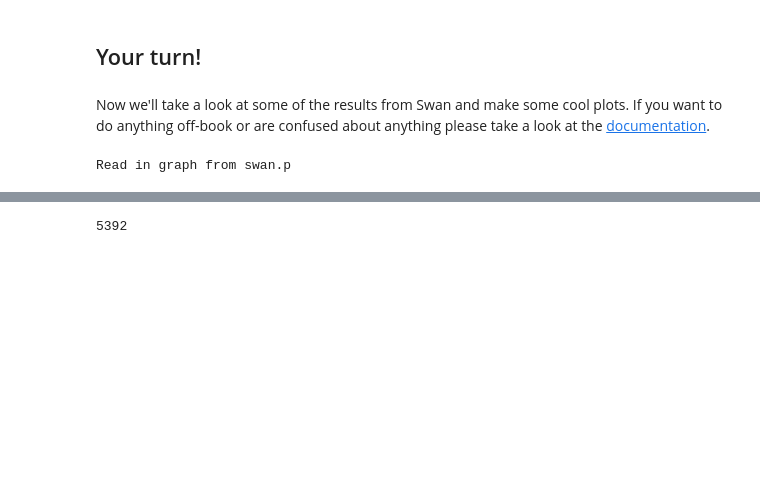
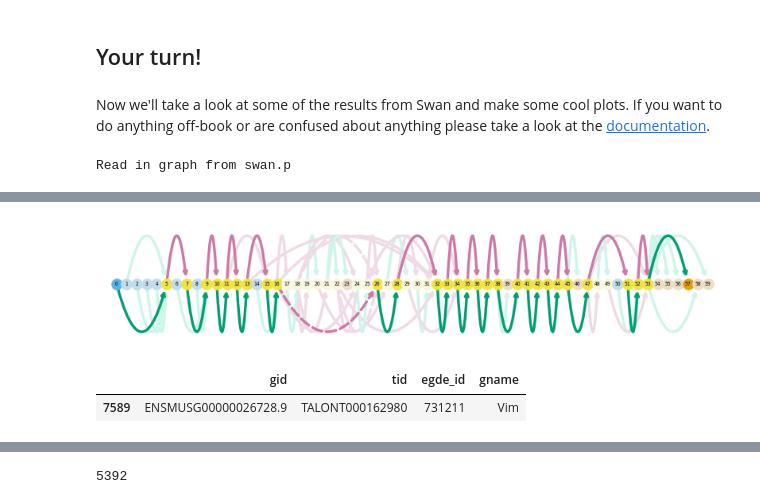
Before and after one commit to fairliereese/210830_ucd_workshop, a Jupyter notebook: swan.ipynb, the cells around one changed output, grey strips where cells are left out. Drawn from its saved outputs; the diff is of its cells as text; code cells hidden in the pictures; blank space fills up the shorter version.

```diff
--- a/swan.ipynb
+++ b/swan.ipynb
@@ -63,0 +117,9 @@ Read in graph from swan.p
+# %%
+sg.plot_transcript_path('TALONT000560315', indicate_novel=True)
+# %% [output]
+[figure, added]
+# %%
+es.loc[es.gname == 'Vim']
+# %% [output]
+|  | gid | tid | egde_id | gname |
+| 7589 | ENSMUSG00000026728.9 | TALONT000162980 | 731211 | Vim |
```
Also changed, not shown: parts of 47 cells of this notebook.
